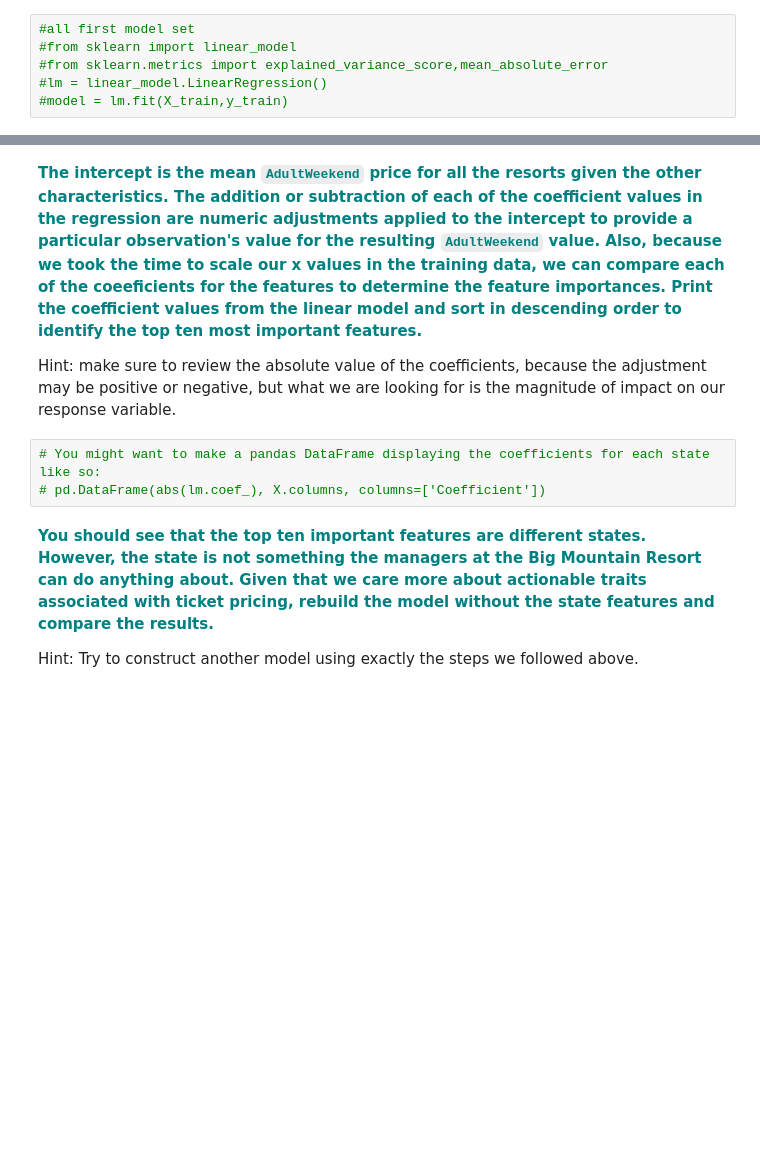
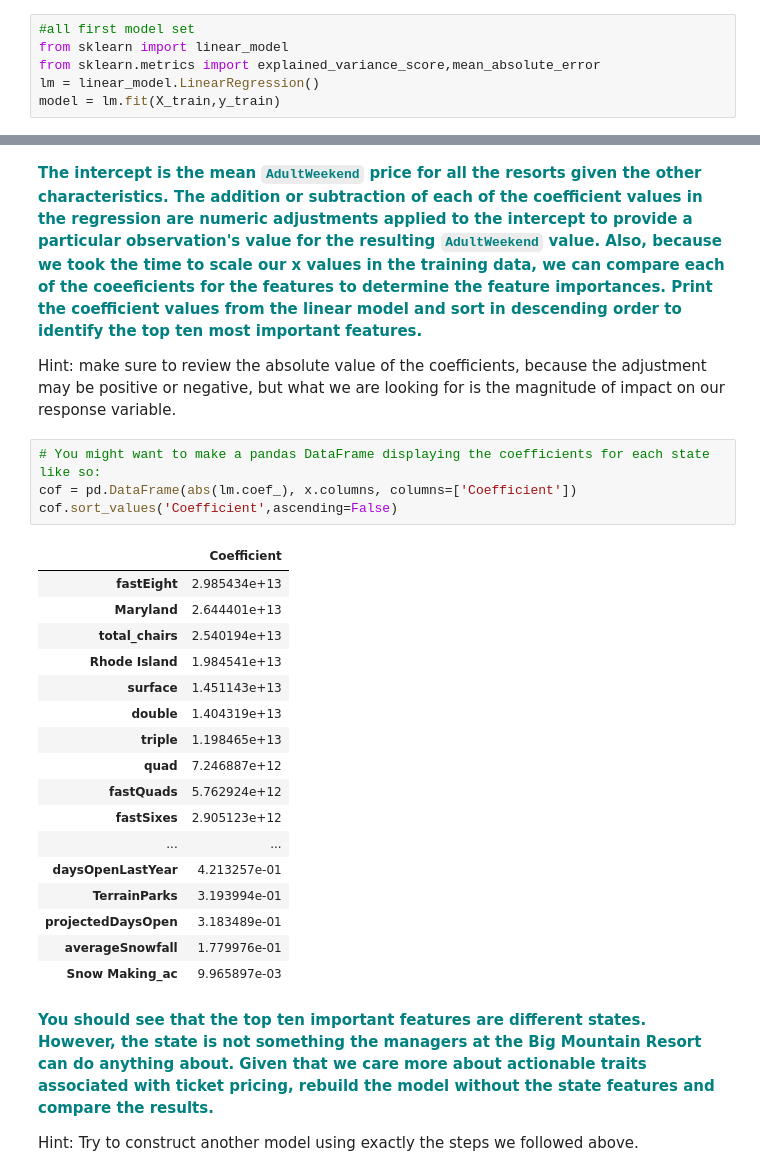
Before and after one commit to sreddy7819/springboard, a Jupyter notebook: GuidedCapstoneStep4andstep5HL.ipynb, the cells around one changed output, grey strips where cells are left out. Cells and saved outputs as stored; diff of their text form; blank space fills up the shorter version.

```diff
--- a/GuidedCapstoneStep4andstep5HL.ipynb
+++ b/GuidedCapstoneStep4andstep5HL.ipynb
@@ -155,10 +155,10 @@ This is the fifth step in the Data Science Method. In the previous steps you cle
 #### Model 1
 # %%
 #all first model set
-#from sklearn import linear_model
-#from sklearn.metrics import explained_variance_score,mean_absolute_error
-#lm = linear_model.LinearRegression()
-#model = lm.fit(X_train,y_train)
+from sklearn import linear_model
+from sklearn.metrics import explained_variance_score,mean_absolute_error
+lm = linear_model.LinearRegression()
+model = lm.fit(X_train,y_train)
 # %% [markdown]
 **<font color='teal'> Predict on the testing dataset and score the model performance with the y_test set and the y-pred values. The explained variance is a measure of the variation explained by the model. This is also known as the R-squared value. </font>**
 
@@ -182,7 +193,26 @@ Hint: our linear regression model `lm` has an attribute `intercept_` for the int
 Hint: make sure to review the absolute value of the coefficients, because the adjustment may be positive or negative, but what we are looking for is the magnitude of impact on our response variable.
 # %%
 # You might want to make a pandas DataFrame displaying the coefficients for each state like so:
-# pd.DataFrame(abs(lm.coef_), X.columns, columns=['Coefficient'])
+cof = pd.DataFrame(abs(lm.coef_), x.columns, columns=['Coefficient'])
+cof.sort_values('Coefficient',ascending=False)
+# %% [output]
+|  | Coefficient |
+| fastEight | 2.985434e+13 |
+| Maryland | 2.644401e+13 |
+| total_chairs | 2.540194e+13 |
+| Rhode Island | 1.984541e+13 |
+| surface | 1.451143e+13 |
+| double | 1.404319e+13 |
+| triple | 1.198465e+13 |
+| quad | 7.246887e+12 |
+| fastQuads | 5.762924e+12 |
+| fastSixes | 2.905123e+12 |
+| ... | ... |
+| daysOpenLastYear | 4.213257e-01 |
+| TerrainParks | 3.193994e-01 |
+| projectedDaysOpen | 3.183489e-01 |
+| averageSnowfall | 1.779976e-01 |
+| Snow Making_ac | 9.965897e-03 |
 # %% [markdown]
 **<font color='teal'>You should see that the top ten important features are different states. However, the state is not something the managers at the Big Mountain Resort can do anything about. Given that we care more about actionable traits associated with ticket pricing, rebuild the model without the state features and compare the results. </font>**
 
```
Also changed, not shown: parts of 8 cells of this notebook.
